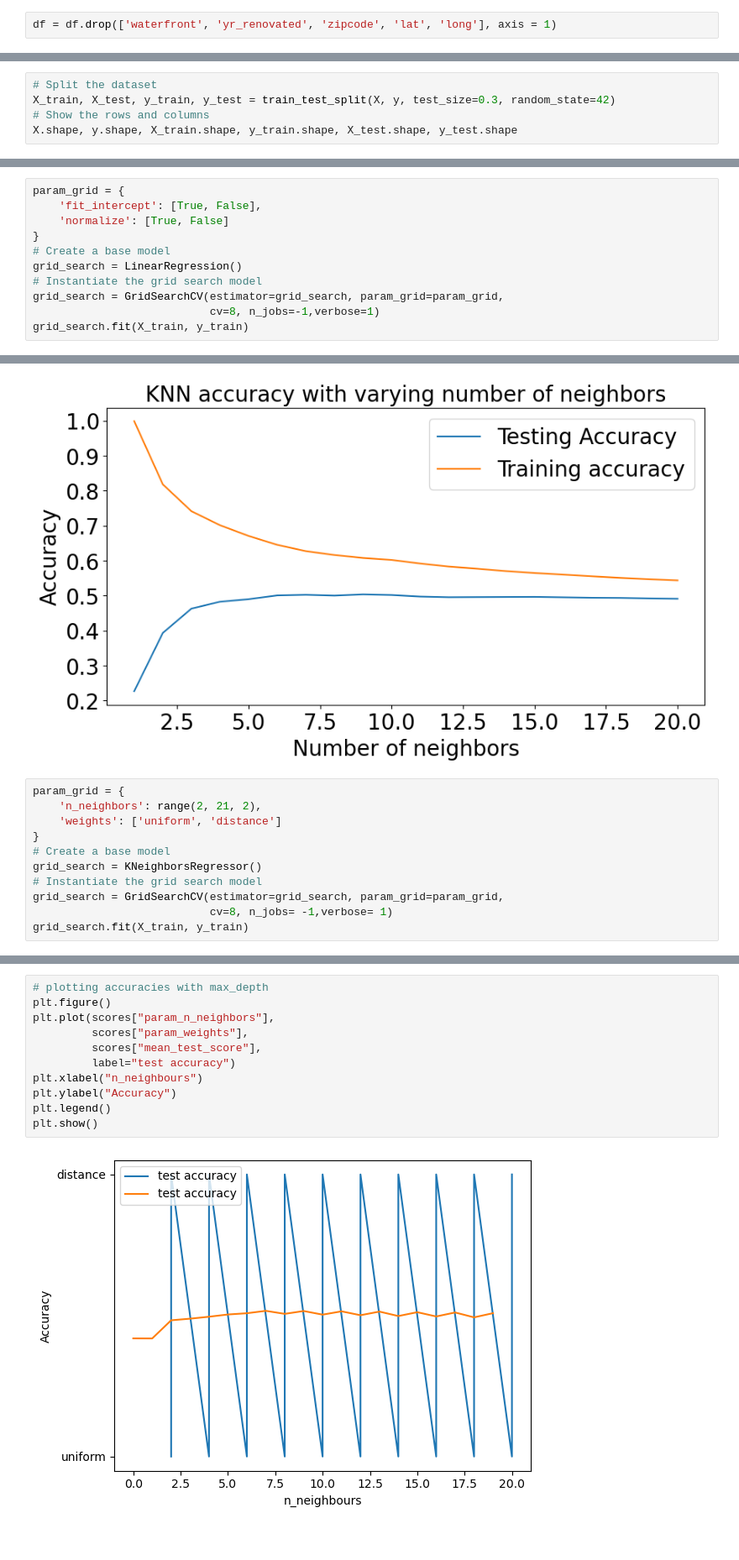
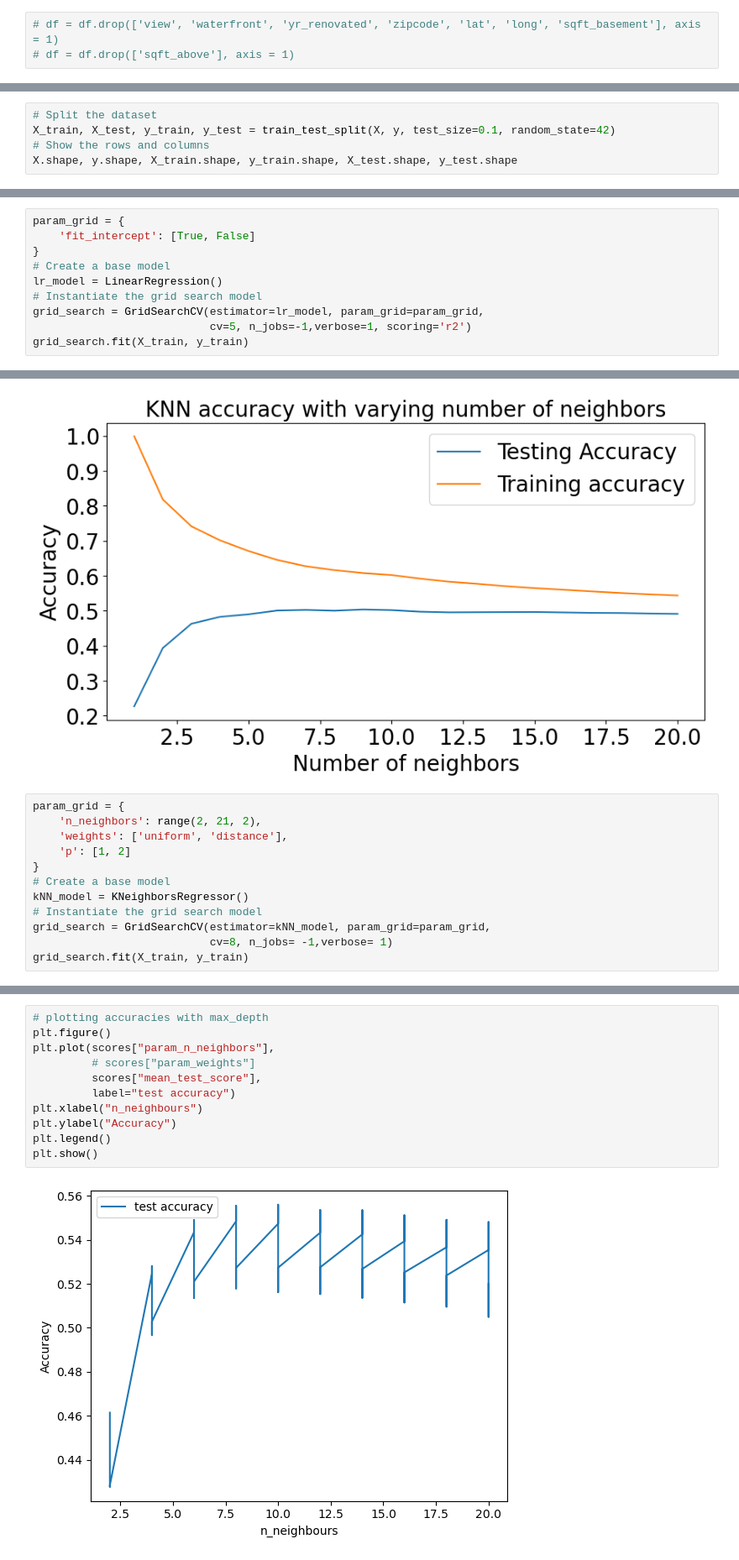
Before and after one commit to marty-wickham/machine_learning_ca1, a Jupyter notebook: Machine Learning CA1.ipynb, the cells around one changed output, grey strips where cells are left out. Shown at 84% size. Cells and saved outputs as stored; diff of their text form.

Commit message:
Add grid search to linear regression model and reorganised notebook

```diff
--- a/Machine Learning CA1.ipynb
+++ b/Machine Learning CA1.ipynb
@@ -91,6 +96,7 @@ plt.show()
 # %% [output]
 [figure]
 # %%
-df = df.drop(['waterfront', 'yr_renovated', 'zipcode', 'lat', 'long'], axis = 1)
+# df = df.drop(['view', 'waterfront', 'yr_renovated', 'zipcode', 'lat', 'long', 'sqft_basement'], axis = 1)
+# df = df.drop(['sqft_above'], axis = 1)
 # %%
 # Split the dataset into X and y columns
@@ -99,7 +104,7 @@ y = df[['price']]                    # Dependent variable
 X = df.drop(['price'], axis = 1)     # Independent variables
 # %%
 # Split the dataset
-X_train, X_test, y_train, y_test = train_test_split(X, y, test_size=0.3, random_state=42)
+X_train, X_test, y_train, y_test = train_test_split(X, y, test_size=0.1, random_state=42)
 # Show the rows and columns
 X.shape, y.shape, X_train.shape, y_train.shape, X_test.shape, y_test.shape
 # %% [output]
@@ -121,11 +119,10 @@ def get_cv_scores(model):
 # %%
 param_grid = {
-    'fit_intercept': [True, False],
-    'normalize': [True, False]
+    'fit_intercept': [True, False]
 }
 # Create a base model
-grid_search = LinearRegression()
+lr_model = LinearRegression()
 # Instantiate the grid search model
-grid_search = GridSearchCV(estimator=grid_search, param_grid=param_grid,
-                           cv=8, n_jobs=-1,verbose=1)
+grid_search = GridSearchCV(estimator=lr_model, param_grid=param_grid,
+                           cv=5, n_jobs=-1,verbose=1, scoring='r2')
 grid_search.fit(X_train, y_train)
@@ -250,12 +250,13 @@ plt.show()
 # %%
 param_grid = {
     'n_neighbors': range(2, 21, 2),
-    'weights': ['uniform', 'distance']
+    'weights': ['uniform', 'distance'],
+    'p': [1, 2]
 }
 # Create a base model
-grid_search = KNeighborsRegressor()
+kNN_model = KNeighborsRegressor()
 # Instantiate the grid search model
-grid_search = GridSearchCV(estimator=grid_search, param_grid=param_grid,
+grid_search = GridSearchCV(estimator=kNN_model, param_grid=param_grid,
                            cv=8, n_jobs= -1,verbose= 1)
 grid_search.fit(X_train, y_train)
 # %% [output]
@@ -290,15 +288,15 @@ KNeighborsRegressor(n_neighbors=8, weights='distance')
 # %%
 # plotting accuracies with max_depth
 plt.figure()
 plt.plot(scores["param_n_neighbors"],
-         scores["param_weights"],
+         # scores["param_weights"]
          scores["mean_test_score"],
          label="test accuracy")
 plt.xlabel("n_neighbours")
 plt.ylabel("Accuracy")
 plt.legend()
 plt.show()
 # %% [output]
-[figure, old version]
+[figure, new version]
 # %%
 # Predict the results for X_test
```
Also changed, not shown: parts of 35 cells of this notebook, 1 other file.
